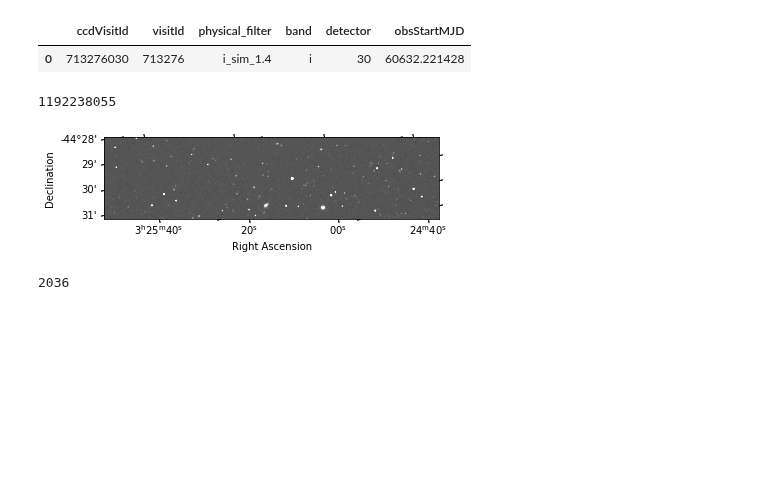
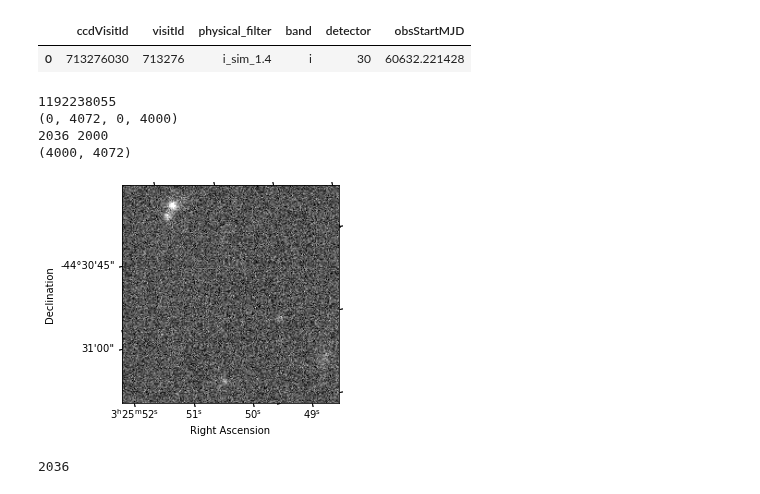
Before and after one commit to rubin-dp0/cst-dev, a Jupyter notebook: CCW_treehouse/Image_cutout_service_draft_template.ipynb, the cells around one changed output. Saved outputs shown, nothing was run; the diff lists cells and outputs as text; code cells hidden in the pictures; blank space fills up the shorter version.

```diff
--- a/CCW_treehouse/Image_cutout_service_draft_template.ipynb
+++ b/CCW_treehouse/Image_cutout_service_draft_template.ipynb
@@ -316,10 +274,6 @@ ccdvisit.to_table().to_pandas()
 | 0 | 713276030 | 713276 | i_sim_1.4 | i | 30 | 60632.221428 |
 # %%
 # now try to make the cutout using butler
-# its possible ccdVisitId != visit
-
-# ccdvisittable is a separate catalog that contains all observations and I could use that to extract further info.
-# get detector and visit from ccdvisittable using ccdvisitid.
 
 print(visits['ccdVisitId'][0])
 datasetType = 'calexp'
@@ -328,37 +282,46 @@ datasetType = 'calexp'
 dataId = {'visit': ccdvisit['visitId'][0], 'detector': ccdvisit['detector'][0]}
 calexp = butler.get(datasetType, dataId=dataId)
 
-fig = plt.figure()
+#fig = plt.figure()
 
 # Set the figure's projection to be the WCS of the calexp
 plt.subplot(projection=WCS(calexp.getWcs().getFitsMetadata()))
 
 # Define the extent in pixel coordinates using the bounding box
 calexp_extent = (calexp.getBBox().beginX, calexp.getBBox().endX,
                  calexp.getBBox().beginY, calexp.getBBox().endY)
 
 centerx = int(calexp.getBBox().endX / 2.)
 centery = int(calexp.getBBox().endY / 2.)
-subfig = calexp.image.array[centerx-1000:centerx+1000][centery-1000:centery+1000]
+print(calexp_extent)
+print(centerx,centery)
+
+# length in pixels of the side of image
+figside = 100
+
+subfig = calexp.image.array[centerx-figside:centerx+figside, centery-figside:centery+figside]#[centery-1000:centery+1000]
 # Display the calexp image data array using the gray colormap (cmap)
 #  and use approximately the same min and max scale values as above
 #im = plt.imshow(calexp.image.array, cmap='gray', vmin=-200.0, vmax=400,
 #                extent=calexp_extent, origin='lower')
 
-#subfig_extent =
+print(calexp.image.array.shape)
 im = plt.imshow(subfig, cmap='gray', vmin=-200.0, vmax=400,origin='lower')
 
 plt.xlabel('Right Ascension')
 plt.ylabel('Declination')
 plt.show()
 
 
 #fig = plt.figure()
 #display = afwDisplay.Display(frame=fig)
 #display.scale('asinh', 'zscale')
 #display.mtv(calexp.image)
 plt.show()
 # %% [output]
 1192238055
+(0, 4072, 0, 4000)
+2036 2000
+(4000, 4072)
-[figure, old version]
+[figure, new version]
 # %%
```
Also changed, not shown: parts of 7 cells of this notebook.
